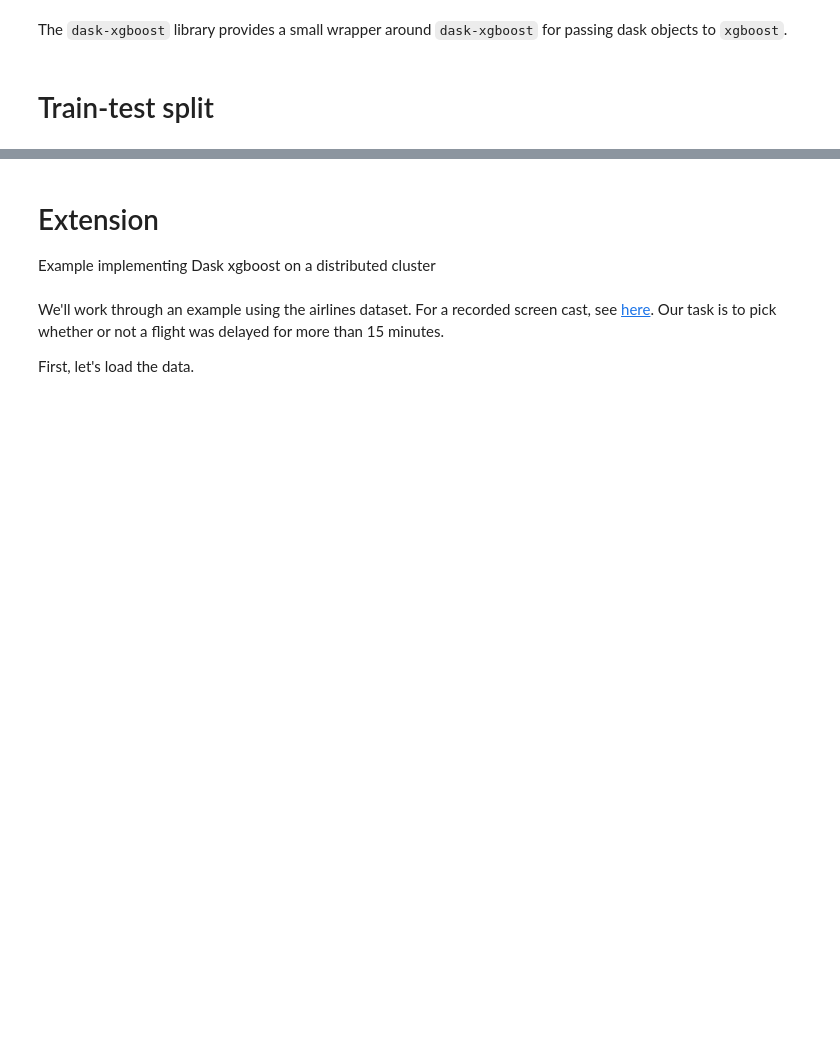
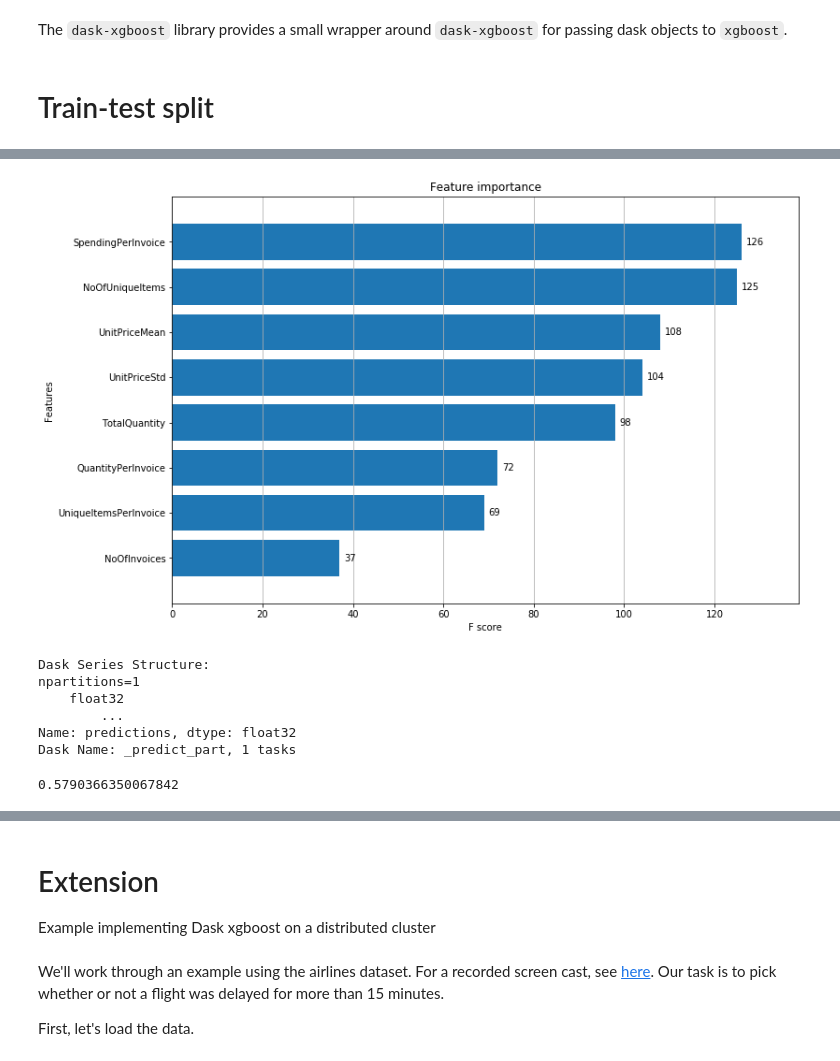
Before and after one commit to jeannefukumaru/hppython, a Jupyter notebook: 02_high-perf/05_xgboost.ipynb, the cells around one changed output, grey strips where cells are left out. Saved outputs shown, nothing was run; the diff lists cells and outputs as text; code cells hidden in the pictures; blank space fills up the shorter version.

```diff
--- a/02_high-perf/05_xgboost.ipynb
+++ b/02_high-perf/05_xgboost.ipynb
@@ -39,3 +51,7 @@ customer_value_label.head()
 | 3 | low |
 | 4 | high |
 | 5 | high |
+# %%
+# convert labels to boolean format
+is_valuable_customer = (customer_value_label == 'high')
+is_valuable_customer.head()
@@ -44,8 +72,19 @@ The `dask-xgboost` library provides a small wrapper around `dask-xgboost` for pa
 # %% [markdown]
 # Train-test split
 # %%
-customer_normalised_train, customer_value_test = customer_normalised.random_split([0.9, 0.1], random_state=1234)
-customer_value_label_train, customer_value_label_test = customer_value_label.random_split([0.9, 0.1], random_state=1234)
+customer_normalised_train, customer_normalised_test = customer_normalised.random_split([0.9, 0.1], random_state=1234)
+is_valuable_customer_train, is_valuable_customer_test = is_valuable_customer.random_split([0.9, 0.1], random_state=1234)
 # %%
 from dask.distributed import Client
 client = Client()  # start a local Dask client
+# %%
+%%time
+import dask_xgboost as dxgb
+import xgboost as xgb
+
+params = {'objective': 'binary:logistic', 'nround': 1000,
+          'max_depth': 16, 'eta': 0.01, 'subsample': 0.5,
+          'min_child_weight': 1, 'tree_method': 'hist',
+          'grow_policy': 'lossguide'}
+
+bst = dxgb.train(client, params, customer_normalised_train, is_valuable_customer_train)
@@ -51,0 +96,18 @@ client = Client()  # start a local Dask client
+# %%
+fig, ax = plt.subplots(figsize=(12, 8))
+
+ax = xgb.plot_importance(bst, ax=ax, height=0.8, max_num_features=20)
+ax.grid("off", axis="y")
+# %% [output]
+[figure, added]
+# %%
+predictions = dxgb.predict(client, bst, customer_normalised_test)
+predictions = client.persist(predictions)
+predictions
+# %% [output]
+Dask Series Structure:
+npartitions=1
+    float32
+        ...
+Name: predictions, dtype: float32
+Dask Name: _predict_part, 1 tasks
@@ -51,0 +116,5 @@ client = Client()  # start a local Dask client
+# %%
+print(roc_auc_score(is_valuable_customer_test.compute(),
+                             predictions.compute()))
+# %% [output]
+0.5790366350067842
```
Also changed, not shown: parts of 17 cells of this notebook, 6 other files.
